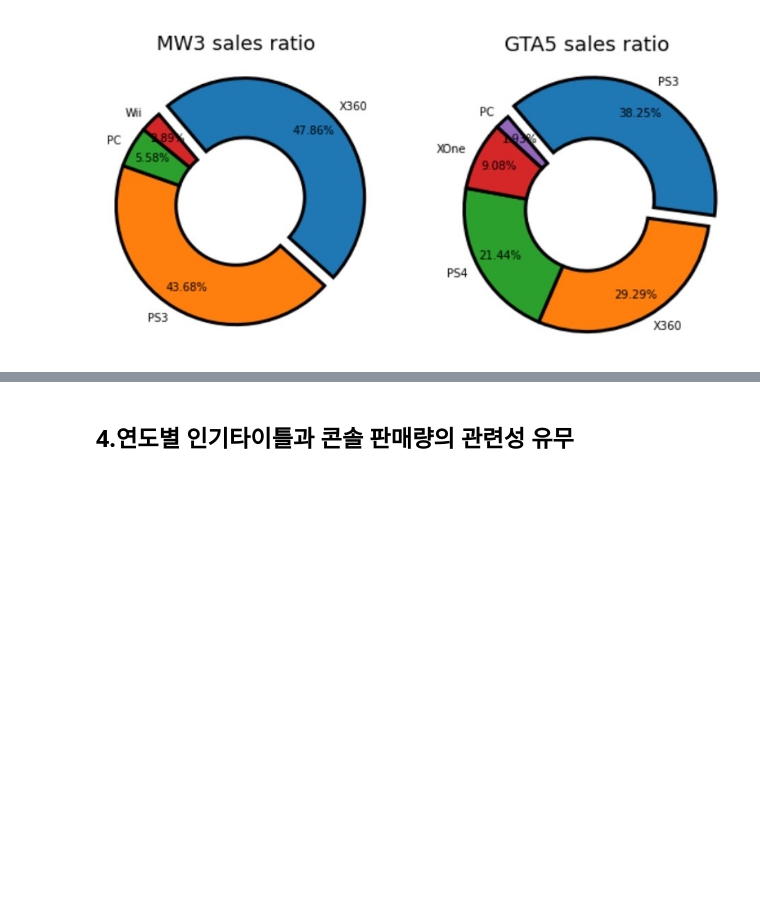
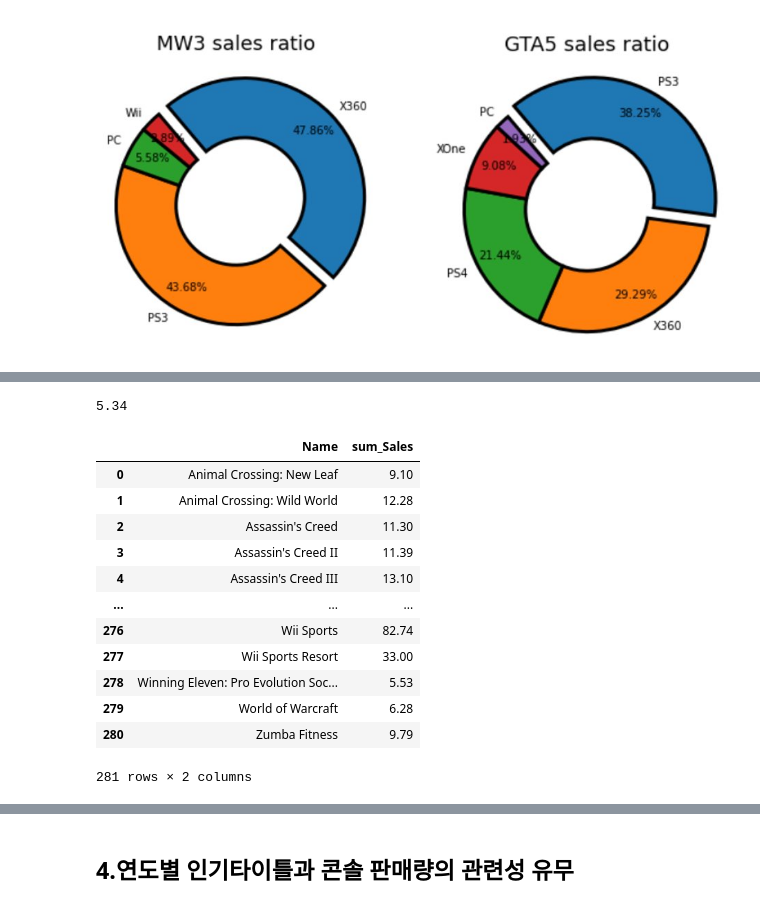
Before and after one commit to sbtmsk/project1, a Jupyter notebook: project1.ipynb, the cells around one changed output, grey strips where cells are left out. Cells and saved outputs as stored; diff of their text form; code cells hidden in the pictures; blank space fills up the shorter version.

```diff
--- a/project1.ipynb
+++ b/project1.ipynb
@@ -666,0 +678,28 @@ plt.show()
+# %%
+isSuccess = result.copy()
+# %%
+isSuccess.sum_Sales.quantile(q=0.90,interpolation='nearest') # 상위 10퍼 판매량 컷
+# %% [output]
+5.34
+# %%
+Success_25 = isSuccess.query("sum_Sales>=5.34")
+# %%
+Success_25 = Success_25.sort_values('Name') # 상위 25%
+# %%
+Success_25 = Success_25.reset_index(drop=True)
+# %%
+Success_25 # 판매량 상위 5% 안에 들어간 게임은 총 141개
+# %% [output]
+|  | Name | sum_Sales |
+| 0 | Animal Crossing: New Leaf | 9.10 |
+| 1 | Animal Crossing: Wild World | 12.28 |
+| 2 | Assassin's Creed | 11.30 |
+| 3 | Assassin's Creed II | 11.39 |
+| 4 | Assassin's Creed III | 13.10 |
+| ... | ... | ... |
+| 276 | Wii Sports | 82.74 |
+| 277 | Wii Sports Resort | 33.00 |
+| 278 | Winning Eleven: Pro Evolution Soc... | 5.53 |
+| 279 | World of Warcraft | 6.28 |
+| 280 | Zumba Fitness | 9.79 |
+281 rows × 2 columns
```
Also changed, not shown: parts of 15 cells of this notebook.
